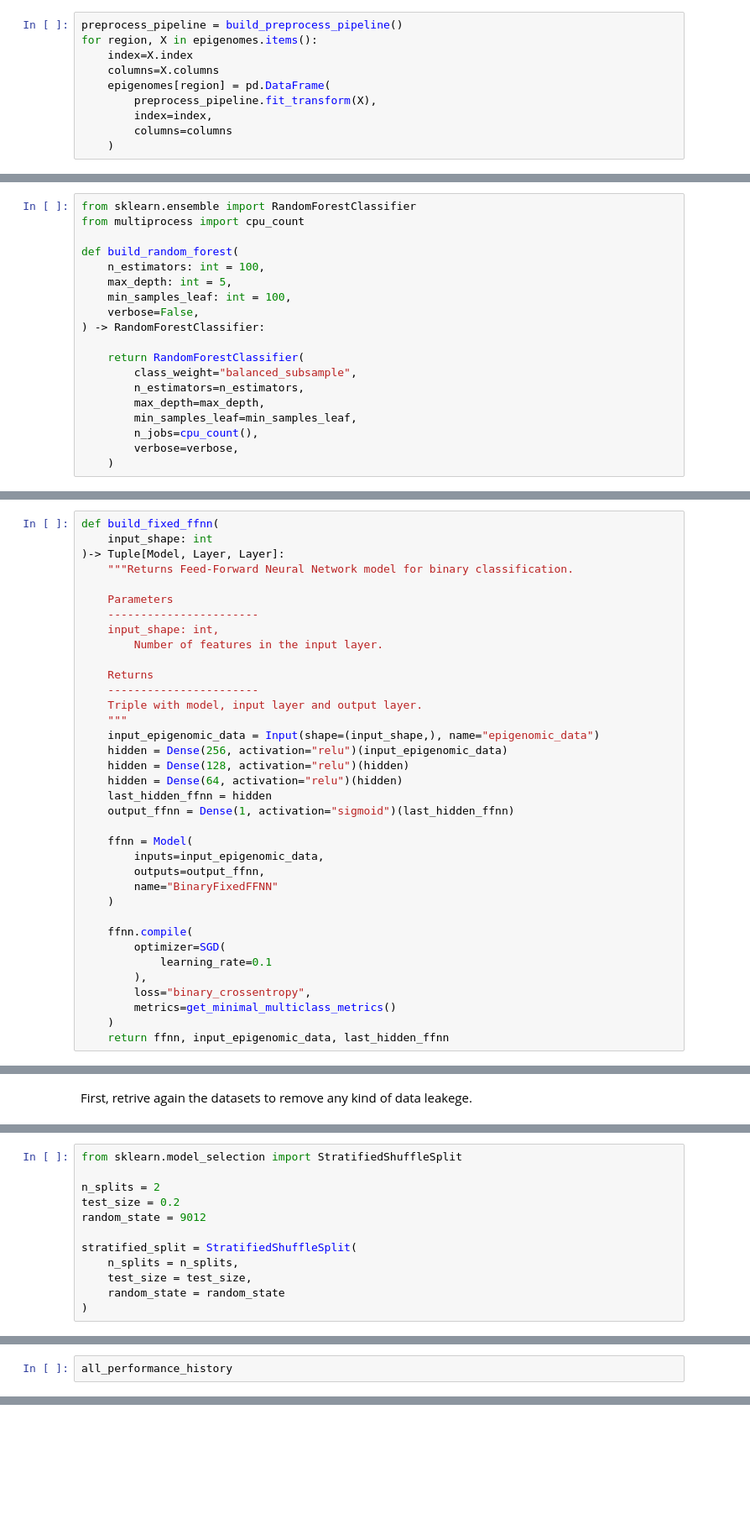
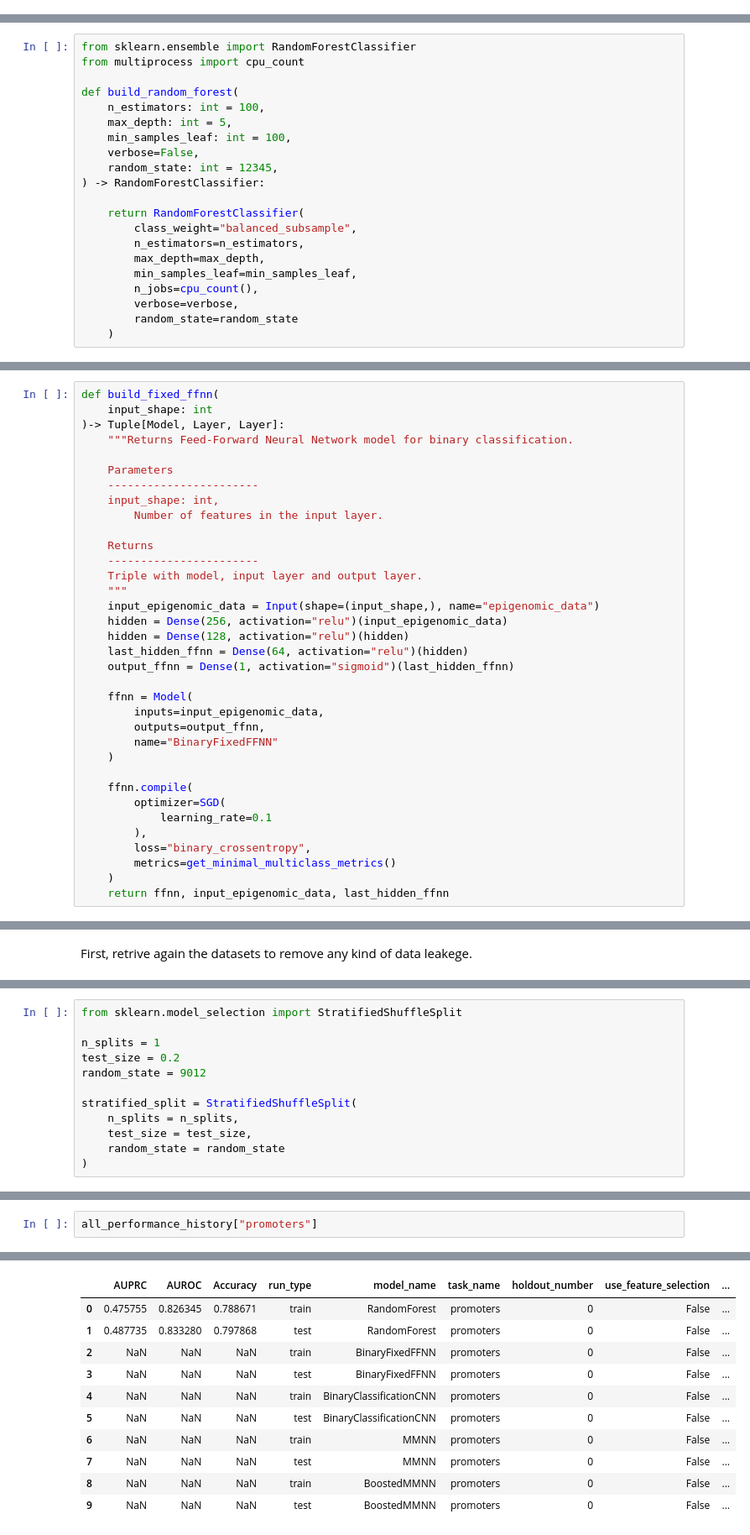
Before and after one commit to Stefano-t/multimodal-k562-cell-line-prediction, a Jupyter notebook: k562_prediction.ipynb, the cells around one changed output, grey strips where cells are left out. Shown: that part at 84% size. Saved outputs shown, nothing was run; the diff lists cells and outputs as text; blank space fills up the shorter version.

Commit message:
change training method
Now the training method requires a huge amount of time to compute, but I
don't really know why.

```diff
--- a/k562_prediction.ipynb
+++ b/k562_prediction.ipynb
@@ -325,13 +264,3 @@ def preprocess_dataset(
-# %%
-preprocess_pipeline = build_preprocess_pipeline()
-for region, X in epigenomes.items():
-    index=X.index
-    columns=X.columns
-    epigenomes[region] = pd.DataFrame(
-        preprocess_pipeline.fit_transform(X),
-        index=index,
-        columns=columns
-    )
 # %% [markdown]
 # Verify output correlation
 # %%
@@ -790,6 +853,7 @@ def build_random_forest(
     max_depth: int = 5,
     min_samples_leaf: int = 100,
     verbose=False,
+    random_state: int = 12345,
 ) -> RandomForestClassifier:
 
     return RandomForestClassifier(
@@ -799,6 +863,7 @@ def build_random_forest(
         min_samples_leaf=min_samples_leaf,
         n_jobs=cpu_count(),
         verbose=verbose,
+        random_state=random_state
     )
 # %% [markdown]
 ## Feed-Forward Neural Network
@@ -820,8 +885,7 @@ def build_fixed_ffnn(
     input_epigenomic_data = Input(shape=(input_shape,), name="epigenomic_data")
     hidden = Dense(256, activation="relu")(input_epigenomic_data)
     hidden = Dense(128, activation="relu")(hidden)
-    hidden = Dense(64, activation="relu")(hidden)
-    last_hidden_ffnn = hidden
+    last_hidden_ffnn = Dense(64, activation="relu")(hidden)
     output_ffnn = Dense(1, activation="sigmoid")(last_hidden_ffnn)
 
     ffnn = Model(
@@ -1293,7 +1250,7 @@ labels = {
 # %%
 from sklearn.model_selection import StratifiedShuffleSplit
 
-n_splits = 2
+n_splits = 1
 test_size = 0.2
 random_state = 9012
 
@@ -1410,3 +1349,3 @@ InvalidArgumentError: ignored
 # %%
-all_performance_history
+all_performance_history["promoters"]
 # %% [output]
@@ -1429,0 +1352,11 @@ all_performance_history
+|  | AUPRC | AUROC | Accuracy | run_type | model_name | task_name | holdout_number | use_feature_selection | ... |
+| 0 | 0.475755 | 0.826345 | 0.788671 | train | RandomForest | promoters | 0 | False | ... |
+| 1 | 0.487735 | 0.833280 | 0.797868 | test | RandomForest | promoters | 0 | False | ... |
+| 2 | NaN | NaN | NaN | train | BinaryFixedFFNN | promoters | 0 | False | ... |
+| 3 | NaN | NaN | NaN | test | BinaryFixedFFNN | promoters | 0 | False | ... |
+| 4 | NaN | NaN | NaN | train | BinaryClassificationCNN | promoters | 0 | False | ... |
+| 5 | NaN | NaN | NaN | test | BinaryClassificationCNN | promoters | 0 | False | ... |
+| 6 | NaN | NaN | NaN | train | MMNN | promoters | 0 | False | ... |
+| 7 | NaN | NaN | NaN | test | MMNN | promoters | 0 | False | ... |
+| 8 | NaN | NaN | NaN | train | BoostedMMNN | promoters | 0 | False | ... |
+| 9 | NaN | NaN | NaN | test | BoostedMMNN | promoters | 0 | False | ... |
```
Also changed, not shown: parts of 24 cells of this notebook.
